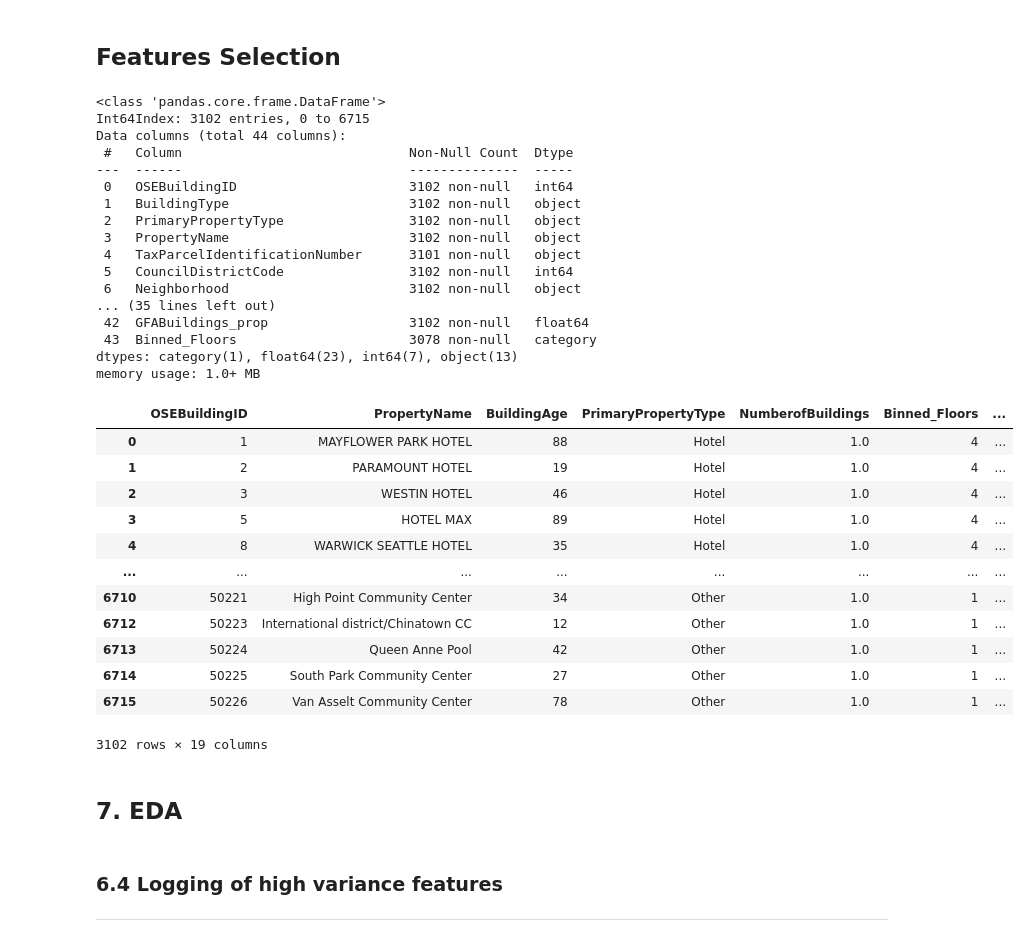
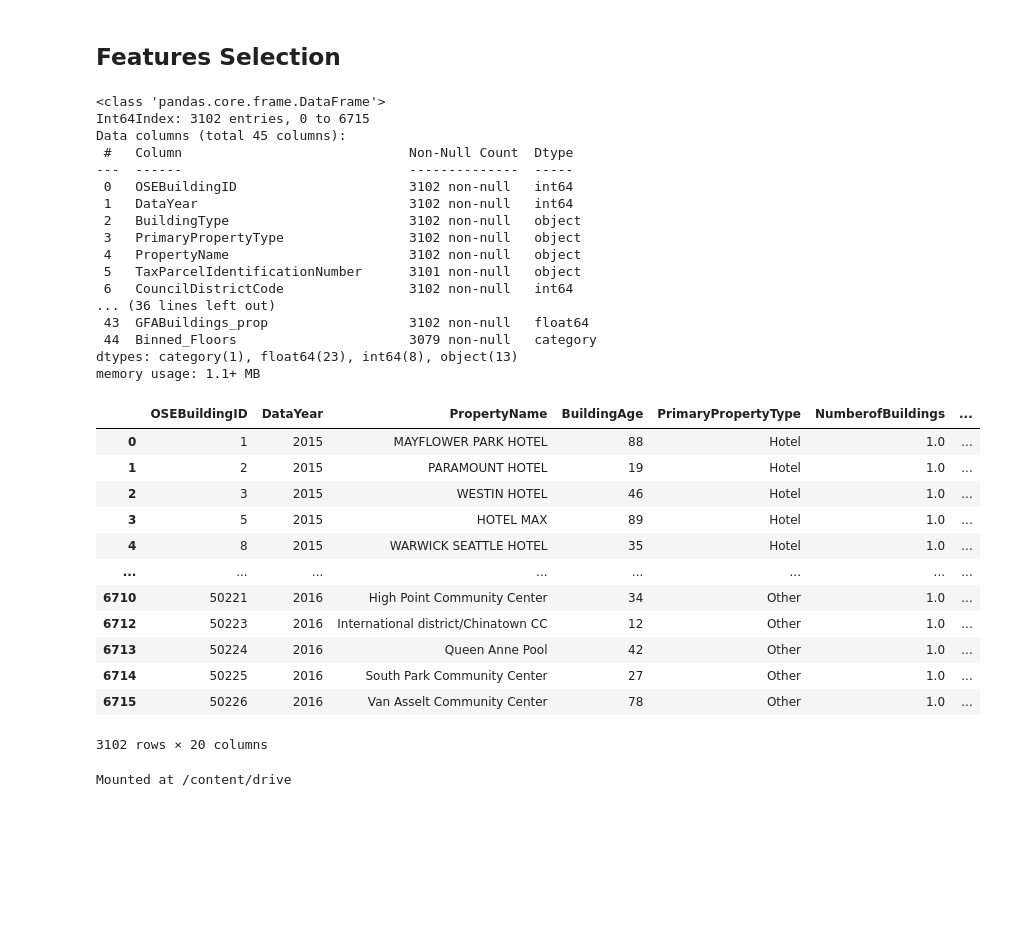
Before and after one commit to mariusbiteau/Buildings_Electrical-Consumption_CO2-Emissions_Prediction, a Jupyter notebook: Cleaning_Buildings_Electrical_Consumption_CO2_Emissions_Prediction.ipynb, the cells around one changed output. Drawn from its saved outputs; the diff is of its cells as text; code cells hidden in the pictures; blank space fills up the shorter version.

```diff
--- a/Cleaning_Buildings_Electrical_Consumption_CO2_Emissions_Prediction.ipynb
+++ b/Cleaning_Buildings_Electrical_Consumption_CO2_Emissions_Prediction.ipynb
@@ -732,7 +730,5 @@ df2.sort_values(by='NumberofBuildings', ascending=False).head(10)
 ### 6.1 Building Age
 # %%
 df2['BuildingAge'] = df2['DataYear'].astype(int)-df2['YearBuilt']
-cols_to_drop = ['DataYear']
-df2 = df2.drop(cols_to_drop, axis=1)
 print("New dataframe shape : ", df2.shape)
 # %% [output]
@@ -814,46 +810,42 @@ df2.info()
 # %% [output]
 <class 'pandas.core.frame.DataFrame'>
 Int64Index: 3102 entries, 0 to 6715
-Data columns (total 44 columns):
+Data columns (total 45 columns):
  #   Column                             Non-Null Count  Dtype
 ---  ------                             --------------  -----
  0   OSEBuildingID                      3102 non-null   int64
- 1   BuildingType                       3102 non-null   object
- 2   PrimaryPropertyType                3102 non-null   object
- 3   PropertyName                       3102 non-null   object
- 4   TaxParcelIdentificationNumber      3101 non-null   object
- 5   CouncilDistrictCode                3102 non-null   int64
- 6   Neighborhood                       3102 non-null   object
-... (35 lines left out)
- 42  GFABuildings_prop                  3102 non-null   float64
- 43  Binned_Floors                      3078 non-null   category
-dtypes: category(1), float64(23), int64(7), object(13)
-memory usage: 1.0+ MB
+ 1   DataYear                           3102 non-null   int64
+ 2   BuildingType                       3102 non-null   object
+ 3   PrimaryPropertyType                3102 non-null   object
+ 4   PropertyName                       3102 non-null   object
+ 5   TaxParcelIdentificationNumber      3101 non-null   object
+ 6   CouncilDistrictCode                3102 non-null   int64
+... (36 lines left out)
+ 43  GFABuildings_prop                  3102 non-null   float64
+ 44  Binned_Floors                      3079 non-null   category
+dtypes: category(1), float64(23), int64(8), object(13)
+memory usage: 1.1+ MB
 # %%
-df_model = df2[["OSEBuildingID", "PropertyName", "BuildingAge", "PrimaryPropertyType","NumberofBuildings", "Binned_Floors", "PropertyGFATotal", "GFABuildings_prop", "ENERGYSTARScore", "MainEnergy", "SiteEnergyUse(kBtu)", "Electricity", "NaturalGas", "SteamUse", "OtherFuelUse", "GHGEmissions(MetricTonsCO2e)", "CouncilDistrictCode", "Latitude", "Longitude"]]
+df_model = df2[["OSEBuildingID", "DataYear", "PropertyName", "BuildingAge", "PrimaryPropertyType","NumberofBuildings", "Binned_Floors", "PropertyGFATotal", "GFABuildings_prop", "ENERGYSTARScore", "MainEnergy", "SiteEnergyUse(kBtu)", "Electricity", "NaturalGas", "SteamUse", "OtherFuelUse", "GHGEmissions(MetricTonsCO2e)", "CouncilDistrictCode", "Latitude", "Longitude"]]
 df_model.shape
 df_model
 # %% [output]
-|  | OSEBuildingID | PropertyName | BuildingAge | PrimaryPropertyType | NumberofBuildings | Binned_Floors | ... |
-| 0 | 1 | MAYFLOWER PARK HOTEL | 88 | Hotel | 1.0 | 4 | ... |
-| 1 | 2 | PARAMOUNT HOTEL | 19 | Hotel | 1.0 | 4 | ... |
-| 2 | 3 | WESTIN HOTEL | 46 | Hotel | 1.0 | 4 | ... |
-| 3 | 5 | HOTEL MAX | 89 | Hotel | 1.0 | 4 | ... |
-| 4 | 8 | WARWICK SEATTLE HOTEL | 35 | Hotel | 1.0 | 4 | ... |
+|  | OSEBuildingID | DataYear | PropertyName | BuildingAge | PrimaryPropertyType | NumberofBuildings | ... |
+| 0 | 1 | 2015 | MAYFLOWER PARK HOTEL | 88 | Hotel | 1.0 | ... |
+| 1 | 2 | 2015 | PARAMOUNT HOTEL | 19 | Hotel | 1.0 | ... |
+| 2 | 3 | 2015 | WESTIN HOTEL | 46 | Hotel | 1.0 | ... |
+| 3 | 5 | 2015 | HOTEL MAX | 89 | Hotel | 1.0 | ... |
+| 4 | 8 | 2015 | WARWICK SEATTLE HOTEL | 35 | Hotel | 1.0 | ... |
 | ... | ... | ... | ... | ... | ... | ... | ... |
-| 6710 | 50221 | High Point Community Center | 34 | Other | 1.0 | 1 | ... |
-| 6712 | 50223 | International district/Chinatown CC | 12 | Other | 1.0 | 1 | ... |
-| 6713 | 50224 | Queen Anne Pool | 42 | Other | 1.0 | 1 | ... |
-| 6714 | 50225 | South Park Community Center | 27 | Other | 1.0 | 1 | ... |
-| 6715 | 50226 | Van Asselt Community Center | 78 | Other | 1.0 | 1 | ... |
+| 6710 | 50221 | 2016 | High Point Community Center | 34 | Other | 1.0 | ... |
+| 6712 | 50223 | 2016 | International district/Chinatown CC | 12 | Other | 1.0 | ... |
+| 6713 | 50224 | 2016 | Queen Anne Pool | 42 | Other | 1.0 | ... |
+| 6714 | 50225 | 2016 | South Park Community Center | 27 | Other | 1.0 | ... |
+| 6715 | 50226 | 2016 | Van Asselt Community Center | 78 | Other | 1.0 | ... |
-3102 rows × 19 columns
+3102 rows × 20 columns
 # %%
 df_model.to_csv('df_seattle_modelization.csv')
+drive.mount('/content/drive')
 !cp df_seattle_modelization.csv "/content/drive/My Drive/OC_DataScientist/P4/"
+# %% [output]
+Mounted at /content/drive
-# %% [markdown]
-## 7. EDA
-# %% [markdown]
-### 6.4 Logging of high variance features
-
-
----
```
Also changed, not shown: parts of 23 cells of this notebook.
